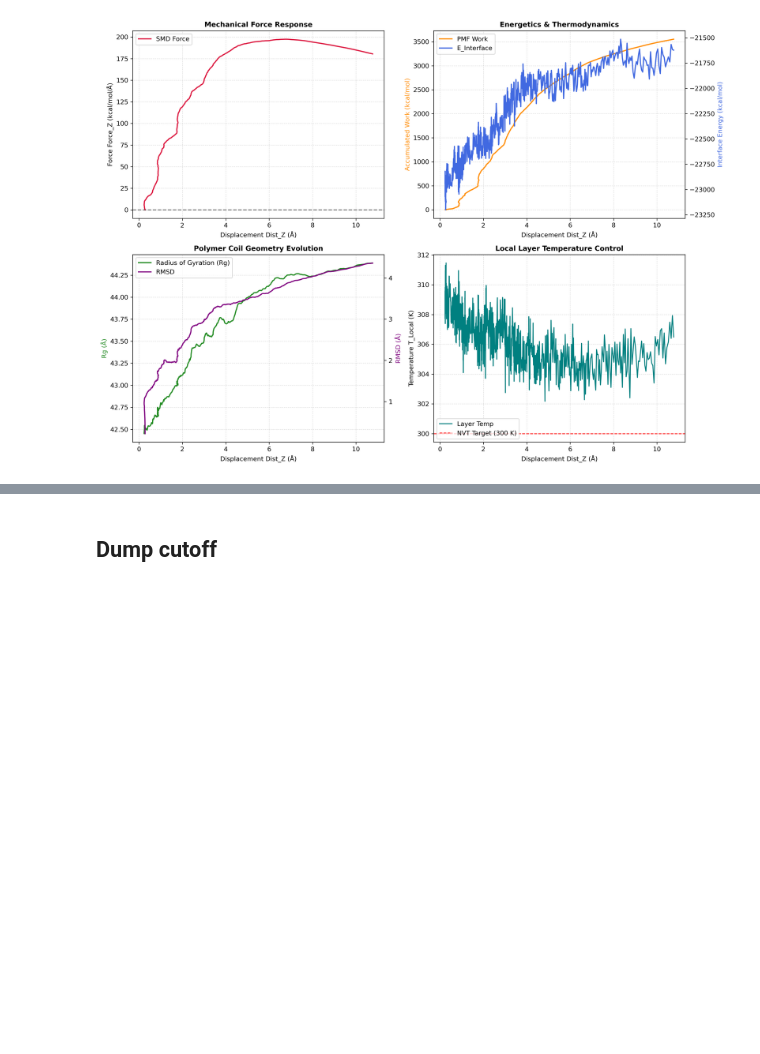
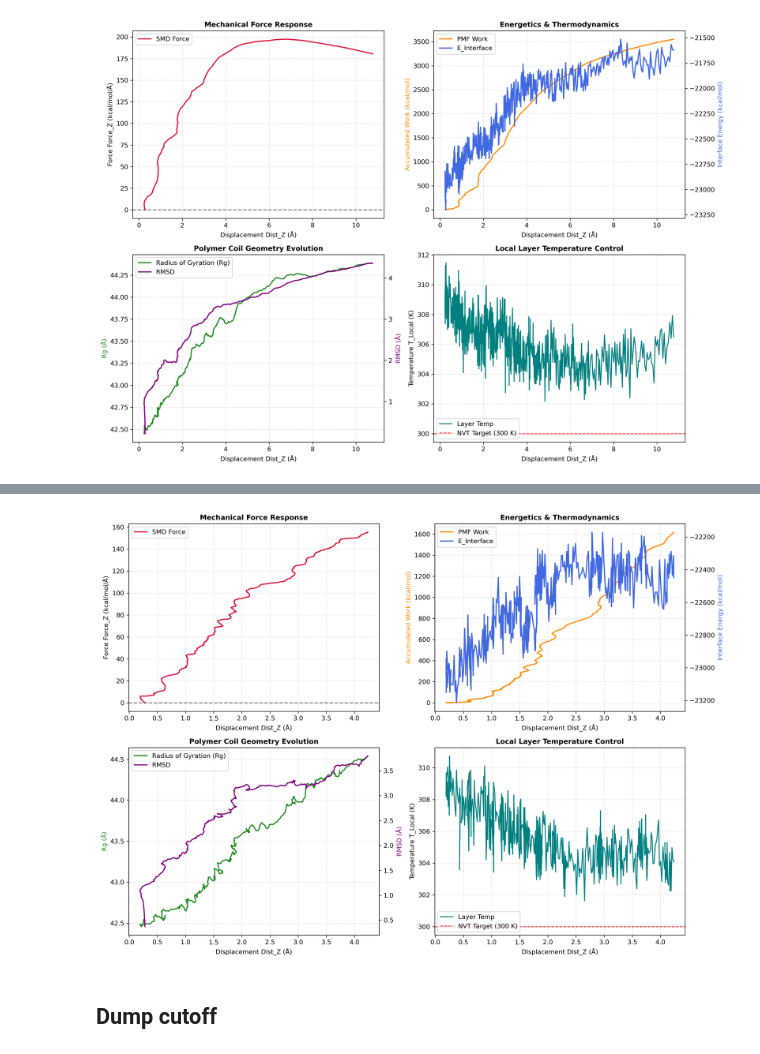
Before and after one commit to art-mufteev/hydrogels, a Jupyter notebook: MD/runs/R1/Calculate_cell.ipynb, the cells around one changed output, grey strips where cells are left out. Drawn from its saved outputs; the diff is of its cells as text; code cells hidden in the pictures; blank space fills up the shorter version.

```diff
--- a/MD/runs/R1/Calculate_cell.ipynb
+++ b/MD/runs/R1/Calculate_cell.ipynb
@@ -1091,3 +1131,68 @@ plt.show()
+# %%
+import numpy as np
+import matplotlib.pyplot as plt
+
+# 0=Step, 1=Dist_Z, 2=Force_Z, 3=PMF_Work, 4=Rg, 5=RMSD, 6=E_Interface, 7=E_Poly, 8=T_Local
+try:
+    data = np.loadtxt("adhesion_data_R1_2.txt", skiprows=1)
+except IOError:
+    print("Error: 'adhesion_data_R1_1.txt' not found in the current directory.")
+    exit()
+
+dist = data[:, 1]
+dist -= 138
+dist =-dist
+force = data[:, 2]
+work = data[:, 3]
+rg = data[:, 4]
+rmsd = data[:, 5]
+e_int = data[:, 6]
+t_local = data[:, 8]
+
+fig, axs = plt.subplots(2, 2, figsize=(14, 10), dpi=300)
+plt.rcParams.update({'font.size': 10, 'font.family': 'sans-serif'})
+
+axs[0, 0].plot(dist, force, color="crimson", linewidth=1.8, label="SMD Force")
+axs[0, 0].set_title("Mechanical Force Response", fontsize=11, fontweight="bold")
+axs[0, 0].set_xlabel("Displacement Dist_Z (Å)")
+axs[0, 0].set_ylabel("Force Force_Z (kcal/mol/Å)")
+axs[0, 0].axhline(0, color="black", linestyle="--", alpha=0.5)
+axs[0, 0].grid(True, linestyle=":", alpha=0.6)
+axs[0, 0].legend(loc="upper left")
+
+ax2_twin = axs[0, 1].twinx()
+p1, = axs[0, 1].plot(dist, work, color="darkorange", linewidth=1.8, label="PMF Work")
+p2, = ax2_twin.plot(dist, e_int, color="royalblue", linewidth=1.8, label="E_Interface")
+axs[0, 1].set_title("Energetics & Thermodynamics", fontsize=11, fontweight="bold")
+axs[0, 1].set_xlabel("Displacement Dist_Z (Å)")
+axs[0, 1].set_ylabel("Accumulated Work (kcal/mol)", color="darkorange")
+ax2_twin.set_ylabel("Interface Energy (kcal/mol)", color="royalblue")
+axs[0, 1].grid(True, linestyle=":", alpha=0.6)
+axs[0, 1].legend(handles=[p1, p2], loc="upper left")
+
+ax3_twin = axs[1, 0].twinx()
+p3, = axs[1, 0].plot(dist, rg, color="forestgreen", linewidth=1.8, label="Radius of Gyration (Rg)")
+p4, = ax3_twin.plot(dist, rmsd, color="purple", linewidth=1.8, label="RMSD")
+axs[1, 0].set_title("Polymer Coil Geometry Evolution", fontsize=11, fontweight="bold")
+axs[1, 0].set_xlabel("Displacement Dist_Z (Å)")
+axs[1, 0].set_ylabel("Rg (Å)", color="forestgreen")
+ax3_twin.set_ylabel("RMSD (Å)", color="purple")
+axs[1, 0].grid(True, linestyle=":", alpha=0.6)
+axs[1, 0].legend(handles=[p3, p4], loc="upper left")
+
+axs[1, 1].plot(dist, t_local, color="teal", linewidth=1.5, label="Layer Temp")
+axs[1, 1].set_title("Local Layer Temperature Control", fontsize=11, fontweight="bold")
+axs[1, 1].set_xlabel("Displacement Dist_Z (Å)")
+axs[1, 1].set_ylabel("Temperature T_Local (K)")
+axs[1, 1].axhline(300.0, color="red", linestyle="--", linewidth=1.2, label="NVT Target (300 K)")
+axs[1, 1].grid(True, linestyle=":", alpha=0.6)
+axs[1, 1].legend(loc="lower left")
+
+plt.tight_layout()
+plt.savefig("smd_R1_0.0001_analysis.png", dpi=300)
+plt.show()
+# %% [output]
+[figure, added]
 # %% [markdown]
 ## Dump cutoff
 # %%
```
Also changed, not shown: parts of 2 cells of this notebook, 8 other files.
